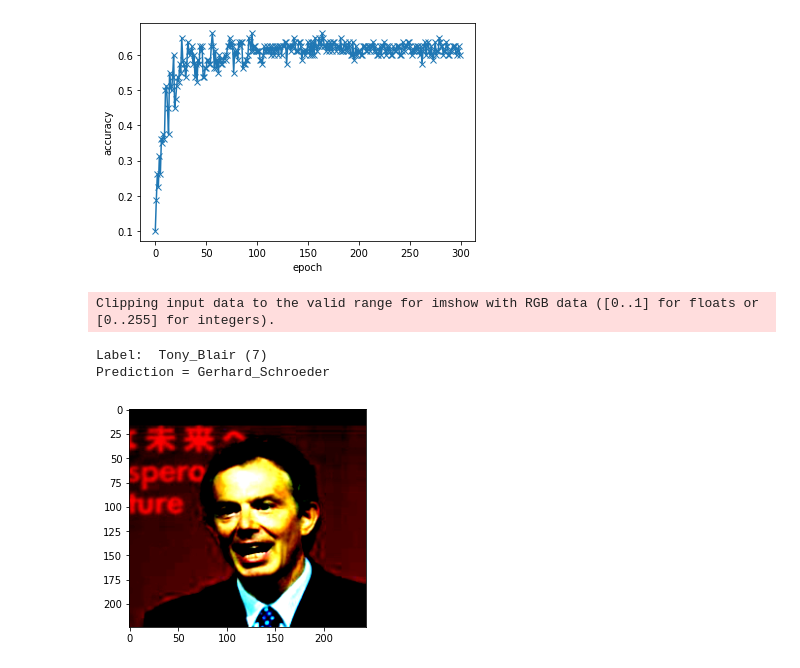
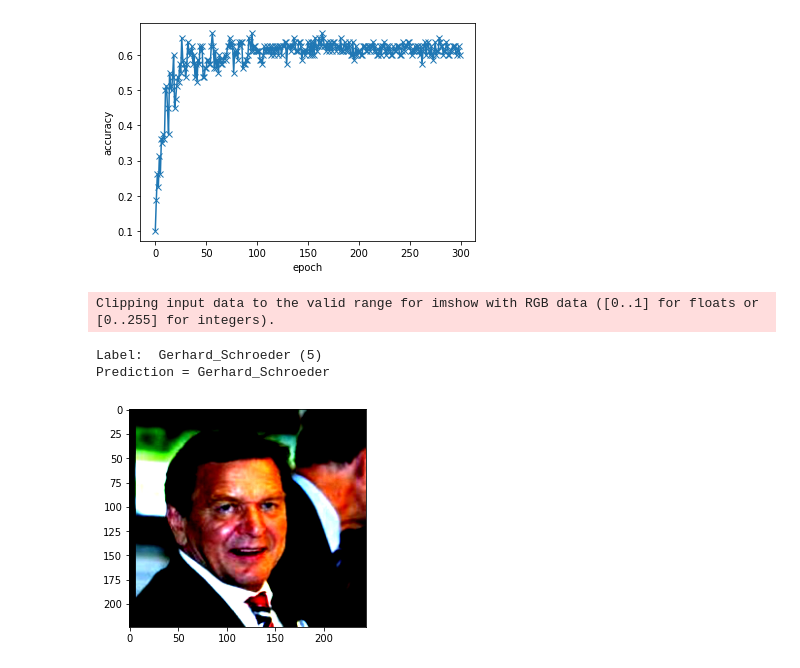
Before and after one commit to utkarshpandey6/Project-Report-1-, a Jupyter notebook: Report.ipynb, the cells around one changed output. Cells and saved outputs as stored; diff of their text form; code cells hidden in the pictures.

```diff
--- a/Report.ipynb
+++ b/Report.ipynb
@@ -490,13 +490,13 @@ def predict_image(img, model,classes):
     _, preds = torch.max(yb, dim=1)
     return classes[preds[0].item()]
 # %%
-image, label = test_set[36] #5041 was showing horse
+image, label = test_set[25] #5041 was showing horse
 show_example(image, label,classes)
 print("Prediction =", predict_image(image, model,classes))
 # %% [output]
 Clipping input data to the valid range for imshow with RGB data ([0..1] for floats or [0..255] for integers).
-Label:  Tony_Blair (7)
+Label:  Gerhard_Schroeder (5)
 Prediction = Gerhard_Schroeder
-[figure, old version]
+[figure, new version]
 # %%
 torch.save(model.state_dict(), 'res_selfatten.pth')
```
